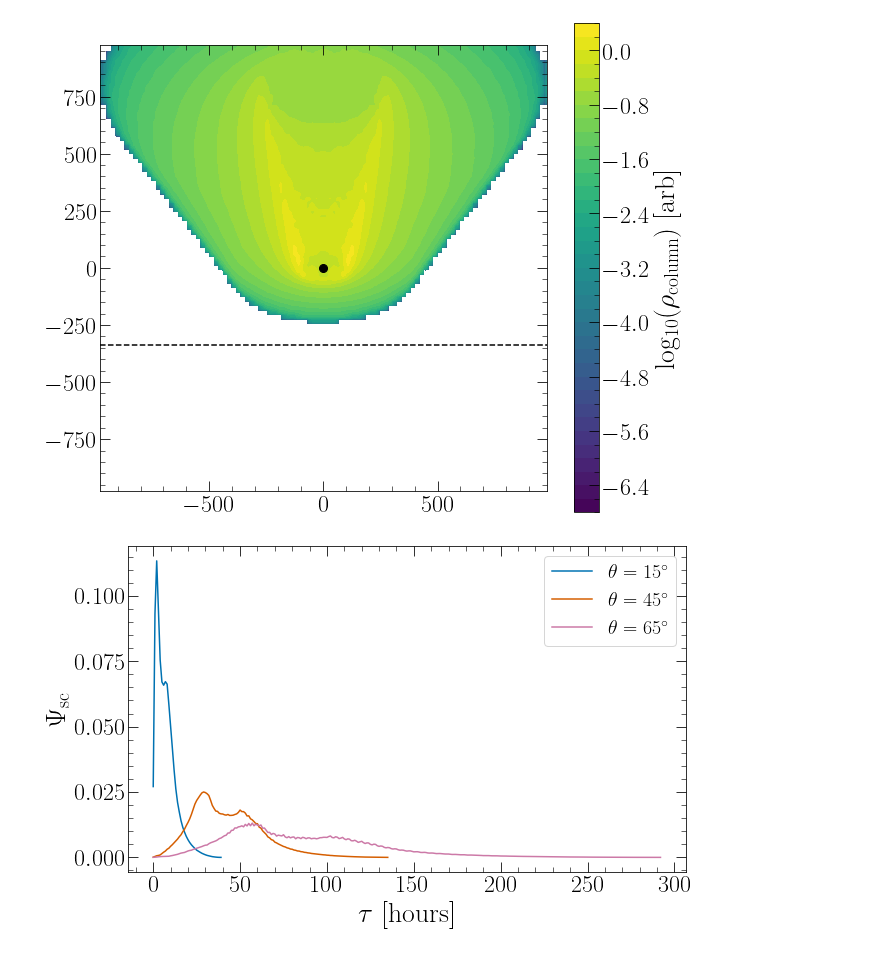
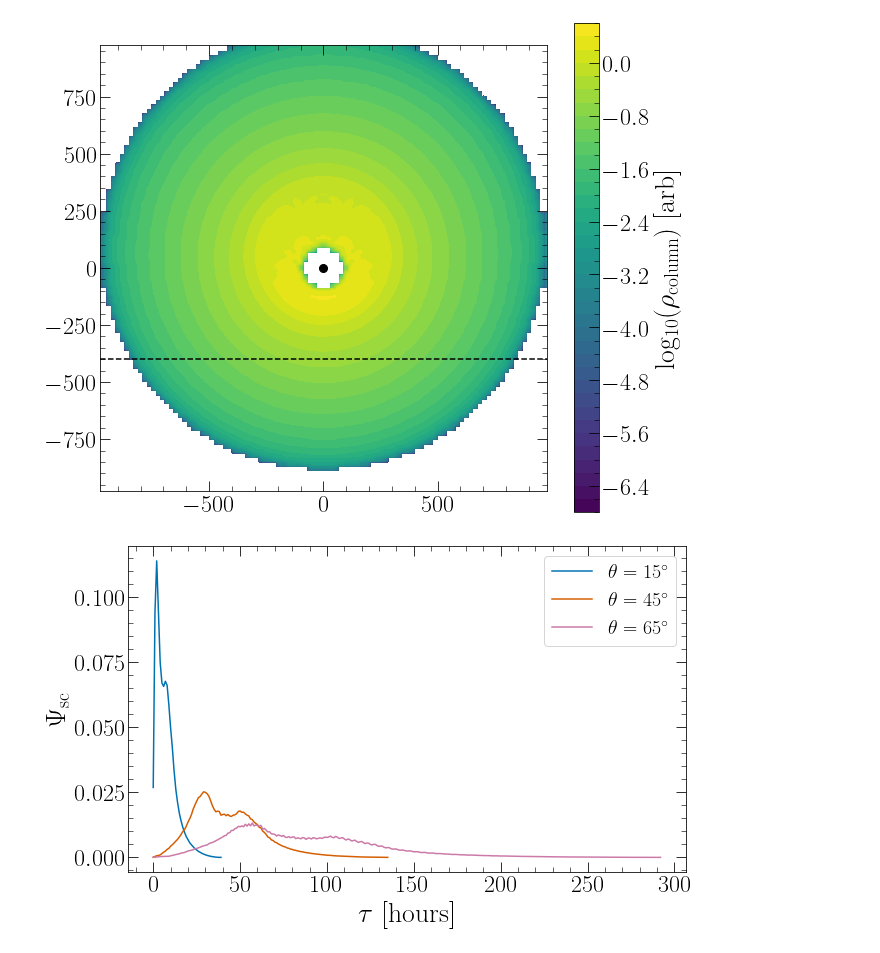
Before and after one commit to Henry-Best-01/Amoeba, a Jupyter notebook: TestingBLR.ipynb, the cells around one changed output. Cells and saved outputs as stored; diff of their text form; code cells hidden in the pictures.

```diff
--- a/TestingBLR.ipynb
+++ b/TestingBLR.ipynb
@@ -57,11 +59,11 @@ plt.show()
 # %%
-inc_ang = 55
+inc_ang = 5
 projection = testingBLR.Project_BLR_density(inc_ang)
 inc_ang *= np.pi/180
 x_vals = np.linspace(-testingBLR.max_r, testingBLR.max_r, np.size(projection, 0))
 y_vals = np.linspace(-testingBLR.max_r, testingBLR.max_r, np.size(projection, 1))
 
-baseline = (10+sl_2_rlaunch)*np.sin(inc_ang)
+baseline = (sl_2_rlaunch)*np.cos(inc_ang)
 
 fig, ax = plt.subplots(figsize=(10,9))
 ax.plot([0], [0], 'k.', markersize=16)
@@ -75,16 +77,16 @@ plt.show()
 # %%
 rescaled_projection = rescale(projection, 30)
 x_vals = np.linspace(-testingBLR.max_r, testingBLR.max_r, np.size(rescaled_projection, 0))
 y_vals = np.linspace(-testingBLR.max_r, testingBLR.max_r, np.size(rescaled_projection, 1))
 fig, ax = plt.subplots(figsize=(10,9))
 ax.plot([0], [0], 'k.', markersize=16)
-ax.plot([-testingBLR.max_r,testingBLR.max_r], [-(10+sl_2_rlaunch)*np.sin(inc_ang),-(10+sl_2_rlaunch)*np.sin(inc_ang)], 'k--', markersize=1)
+ax.plot([-testingBLR.max_r,testingBLR.max_r], [-baseline,-baseline], 'k--', markersize=1)
 contours = ax.contourf(x_vals, y_vals, np.log10(rescaled_projection), 40)
 cbar = plt.colorbar(contours, ax=ax, label = r"log$_{10} (\rho_{\rm{column}})$  [arb]")
 ax.set_aspect(1)
 plt.show()
 # %% [output]
-[figure, old version]
+[figure, new version]
 # %%
 theta1 = 15
 theta2 = 45
```
Also changed, not shown: parts of 14 cells of this notebook, 1 other file.
